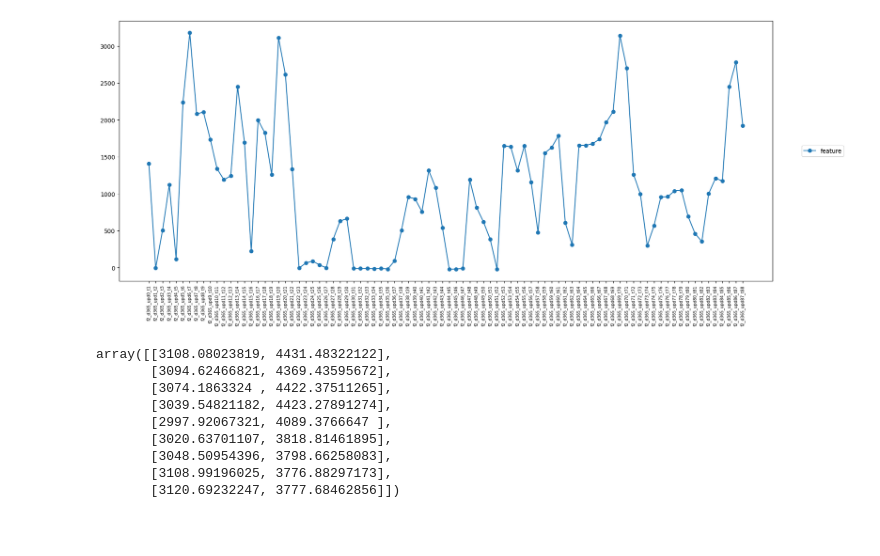
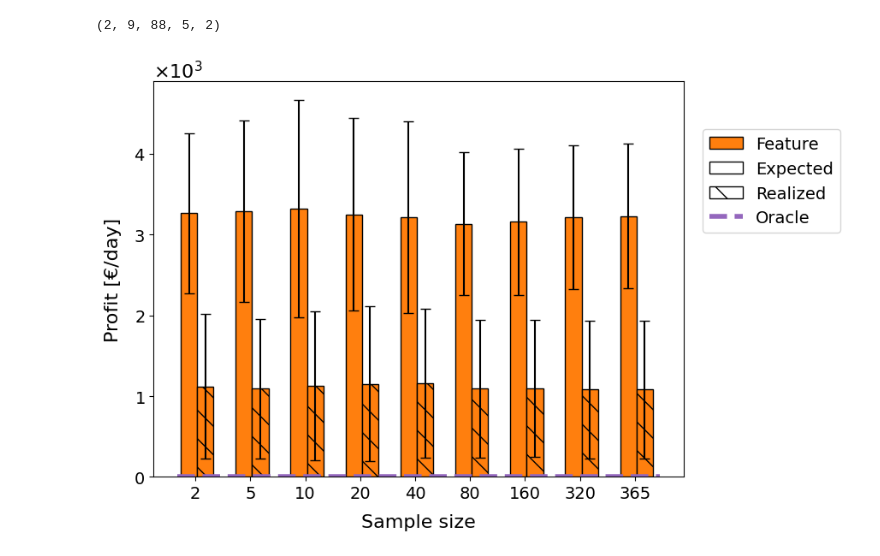
Before and after one commit to junesooshin/lightenup, a Jupyter notebook: Model and Result Examination/Result - Sample size.ipynb, the cells around one changed output. Drawn from its saved outputs; the diff is of its cells as text; code cells hidden in the pictures; blank space fills up the shorter version.

```diff
--- a/Model and Result Examination/Result - Sample size.ipynb
+++ b/Model and Result Examination/Result - Sample size.ipynb
@@ -22,0 +55,18 @@ current_directory = os.getcwd()  # Jupyter file take the current directory as wh
+# %%
+desktop_path = os.path.expanduser("~/Desktop")
+#os.chdir(desktop_path+'\DTU MSc\MSc thesis\git\lightenup')
+os.chdir(desktop_path+'\Thesis')
+Add_on_path = "\\Results\\Feature_Sample_size\\"
+current_directory = os.getcwd()  # Jupyter file take the current directory as where the jupyter file is located. Different than a .py file...
+# %%
+# Choose the base setting.
+# The loaded data has the following forecasts
+SampleSizes = [2,5,10,20,40,80,160,320,365]
+forecast = [1]
+
+# Which
+Forecast_examination_idx = [1] # forecast[Forecast_examination_idx] = 2
+SampleSize_examination_idx = [i for i in range(0,len(SampleSizes))] # SampleSize[SampleSize_examination_idx] = 5
+print(SampleSize_examination_idx)
+forecast_idx = forecast[0]
+SampleSize_idx = SampleSizes[0]
@@ -303,11 +96,0 @@ fixd5 = [f'f{2}_d{365}_upd{d}_t{d+1}' for d in range(0,88)]
-# %%
-data = df_RT_Profit[fixd5].T
-models = ['feature']
-plot = data[models]
-plt.figure(figsize=(20,8))
-plt.plot(plot, 'o-')
-plt.xticks(rotation = 90, fontsize=7)
-plt.legend(models, bbox_to_anchor=(1.04, 0.5), loc="center left")
-plt.show()
-# %% [output]
-[figure, removed]
@@ -317,12 +97,10 @@ std_values = np.std(Array, axis=2)
-# %%
-mean_values[0,:,3,:]
-# %% [output]
-array([[3108.08023819, 4431.48322122],
-       [3094.62466821, 4369.43595672],
-       [3074.1863324 , 4422.37511265],
-       [3039.54821182, 4423.27891274],
-       [2997.92067321, 4089.3766647 ],
-       [3020.63701107, 3818.81461895],
-       [3048.50954396, 3798.66258083],
-       [3108.99196025, 3776.88297173],
-       [3120.69232247, 3777.68462856]])
+# %%
+Array = Create_Array_from_Profit(df_Exp_Profit,df_RT_Profit,NumForecasts=2, SampleSizes=SampleSizes)
+# %%
+print(np.shape(Array))
+# %% [output]
+(2, 9, 88, 5, 2)
+# %%
+plot_profit_Test(Array,'Sample size', Forecast_examination_idx, SampleSize_examination_idx,Selected_models = ["Feature"] , barwidth = 0.3, SampleSize_label = SampleSizes,  ShowEachTestDay = False,save=True)
+# %% [output]
+[figure, added]
```
Also changed, not shown: parts of 22 cells of this notebook, 7 other files.
